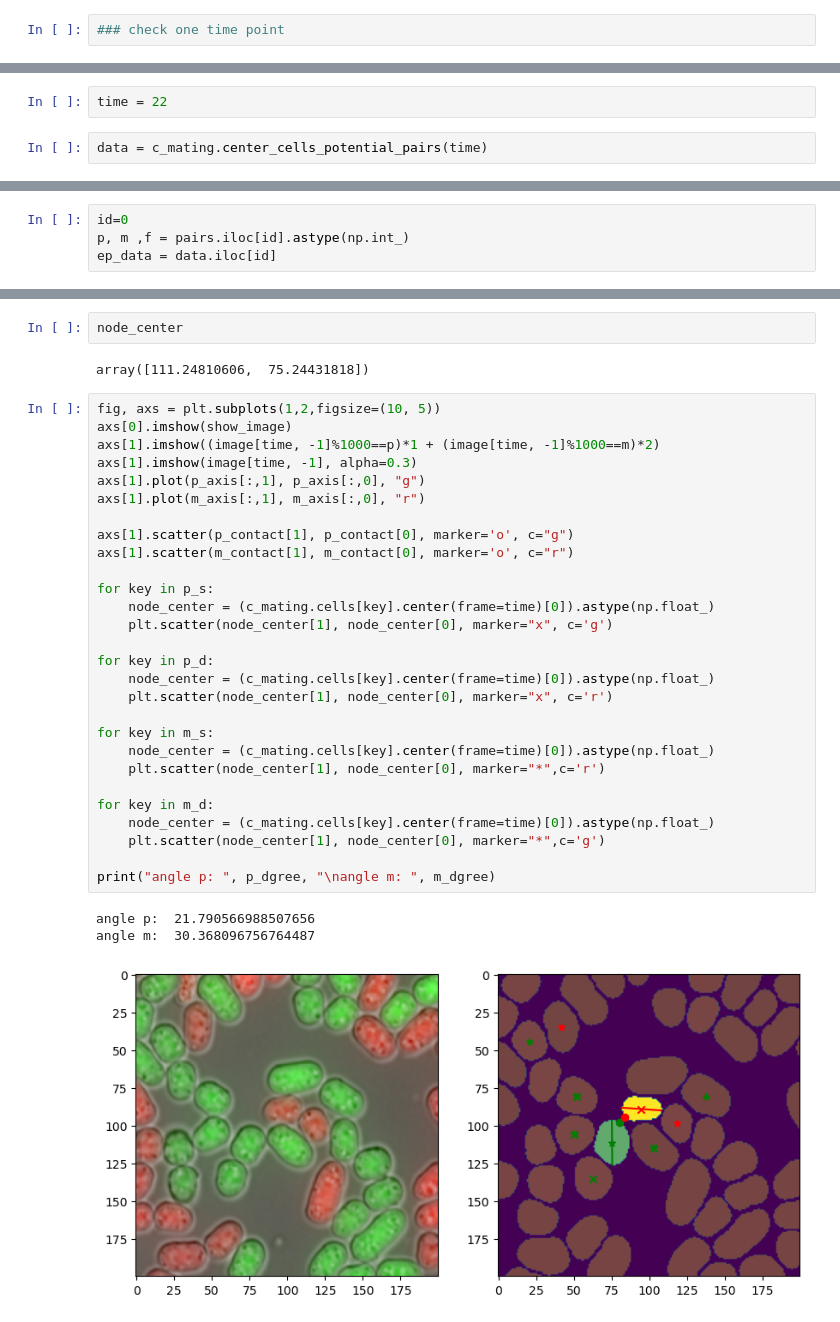
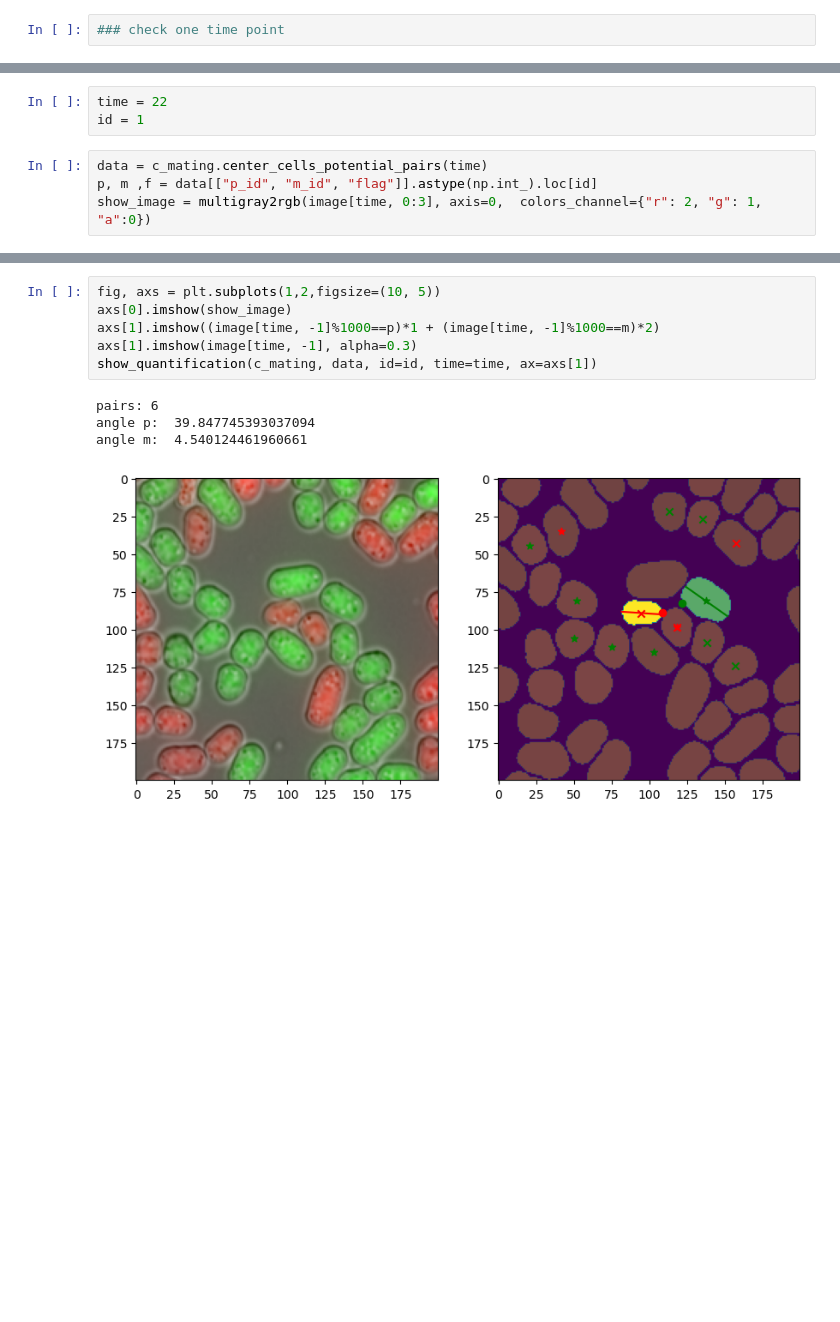
Before and after one commit to wanlanli/pipeline_data_process_mating_dynamic, a Jupyter notebook: check_mating_data_calucation.ipynb, the cells around one changed output, grey strips where cells are left out. Saved outputs shown, nothing was run; the diff lists cells and outputs as text; blank space fills up the shorter version.

```diff
--- a/check_mating_data_calucation.ipynb
+++ b/check_mating_data_calucation.ipynb
@@ -56,4 +59,7 @@ draw_subgraph(g, key, c_mating.p, c_mating.m)
 # %%
 time = 22
+id = 1
 # %%
 data = c_mating.center_cells_potential_pairs(time)
+p, m ,f = data[["p_id", "m_id", "flag"]].astype(np.int_).loc[id]
+show_image = multigray2rgb(image[time, 0:3], axis=0,  colors_channel={"r": 2, "g": 1, "a":0})
@@ -73,4 +65,0 @@ pairs: 6
-# %%
-id=0
-p, m ,f = pairs.iloc[id].astype(np.int_)
-ep_data = data.iloc[id]
@@ -98,36 +66,11 @@ show_image = multigray2rgb(image[time, 0:3], axis=0,  colors_channel={"r": 2, "g
-# %%
-node_center
-# %% [output]
-array([111.24810606,  75.24431818])
-# %%
-fig, axs = plt.subplots(1,2,figsize=(10, 5))
-axs[0].imshow(show_image)
-axs[1].imshow((image[time, -1]%1000==p)*1 + (image[time, -1]%1000==m)*2)
-axs[1].imshow(image[time, -1], alpha=0.3)
-axs[1].plot(p_axis[:,1], p_axis[:,0], "g")
-axs[1].plot(m_axis[:,1], m_axis[:,0], "r")
-
-axs[1].scatter(p_contact[1], p_contact[0], marker='o', c="g")
-axs[1].scatter(m_contact[1], m_contact[0], marker='o', c="r")
-
-for key in p_s:
-    node_center = (c_mating.cells[key].center(frame=time)[0]).astype(np.float_)
-    plt.scatter(node_center[1], node_center[0], marker="x", c='g')
-
-for key in p_d:
-    node_center = (c_mating.cells[key].center(frame=time)[0]).astype(np.float_)
-    plt.scatter(node_center[1], node_center[0], marker="x", c='r')
-
-for key in m_s:
-    node_center = (c_mating.cells[key].center(frame=time)[0]).astype(np.float_)
-    plt.scatter(node_center[1], node_center[0], marker="*",c='r')
-
-for key in m_d:
-    node_center = (c_mating.cells[key].center(frame=time)[0]).astype(np.float_)
-    plt.scatter(node_center[1], node_center[0], marker="*",c='g')
-
-print("angle p: ", p_dgree, "\nangle m: ", m_dgree)
-# %% [output]
-angle p:  21.790566988507656
-angle m:  30.368096756764487
-[figure, removed]
+# %%
+fig, axs = plt.subplots(1,2,figsize=(10, 5))
+axs[0].imshow(show_image)
+axs[1].imshow((image[time, -1]%1000==p)*1 + (image[time, -1]%1000==m)*2)
+axs[1].imshow(image[time, -1], alpha=0.3)
+show_quantification(c_mating, data, id=id, time=time, ax=axs[1])
+# %% [output]
+pairs: 6
+angle p:  39.847745393037094
+angle m:  4.540124461960661
+[figure, added]
```
Also changed, not shown: parts of 6 cells of this notebook, 1 other file.
